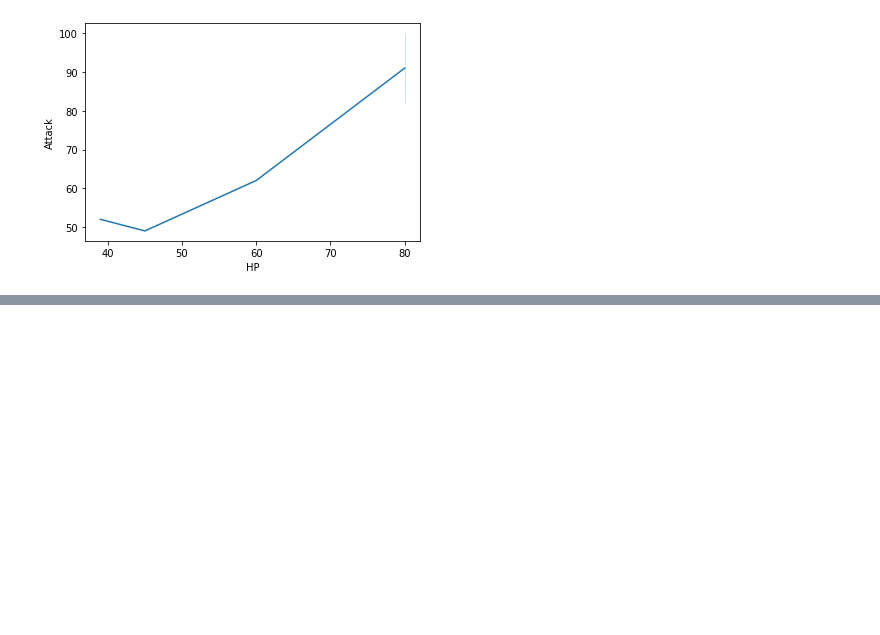
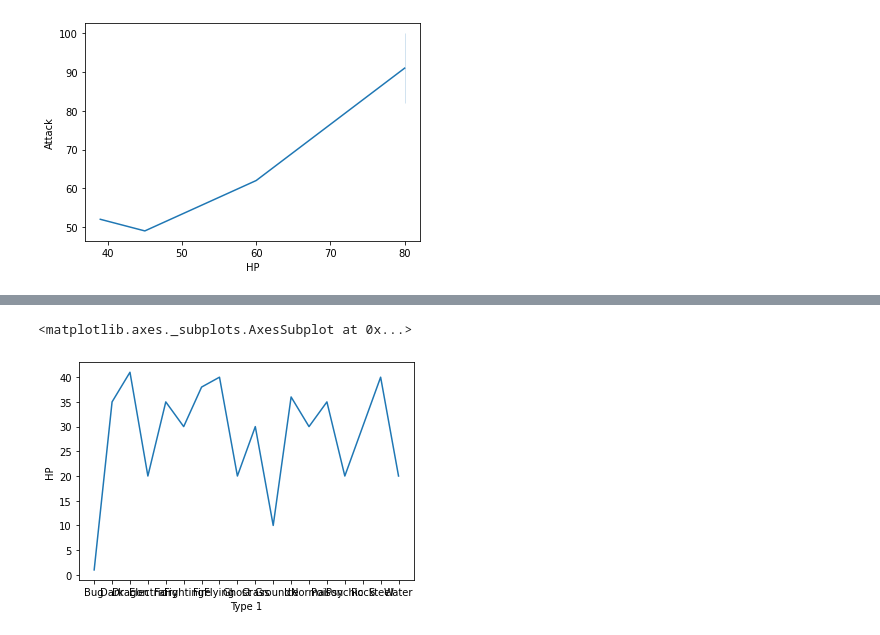
Before and after one commit to clargote/mujeresDigitales, a Jupyter notebook: Clase_1_sep.ipynb, the cells around one changed output, grey strips where cells are left out. Cells and saved outputs as stored; diff of their text form; code cells hidden in the pictures; blank space fills up the shorter version.

```diff
--- a/Clase_1_sep.ipynb
+++ b/Clase_1_sep.ipynb
@@ -39,0 +71,3 @@ sns.lineplot(data=df[:5], x="HP", y="Attack")
+# %%
+casa=df[["Type 1", "HP"]].groupby("Type 1").min()
+casa
@@ -39,0 +93,5 @@ sns.lineplot(data=df[:5], x="HP", y="Attack")
+# %%
+sns.lineplot(data=casa, x="Type 1" , y="HP")
+# %% [output]
+<matplotlib.axes._subplots.AxesSubplot at 0x...>
+[figure, added]
```
Also changed, not shown: parts of 4 cells of this notebook.
